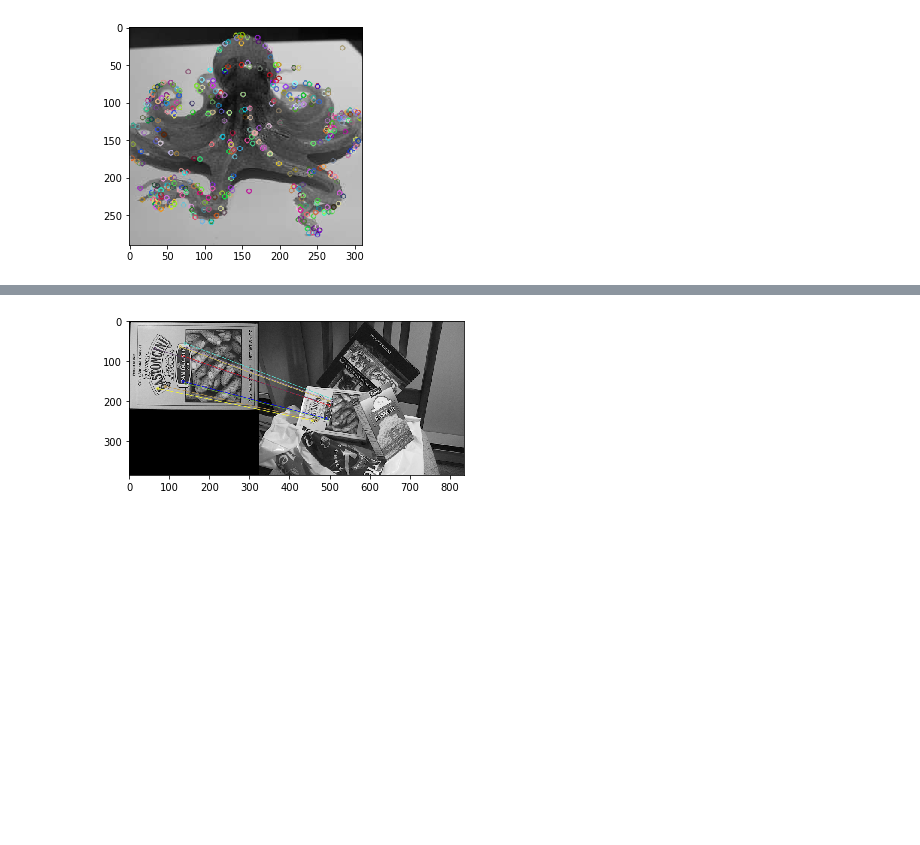
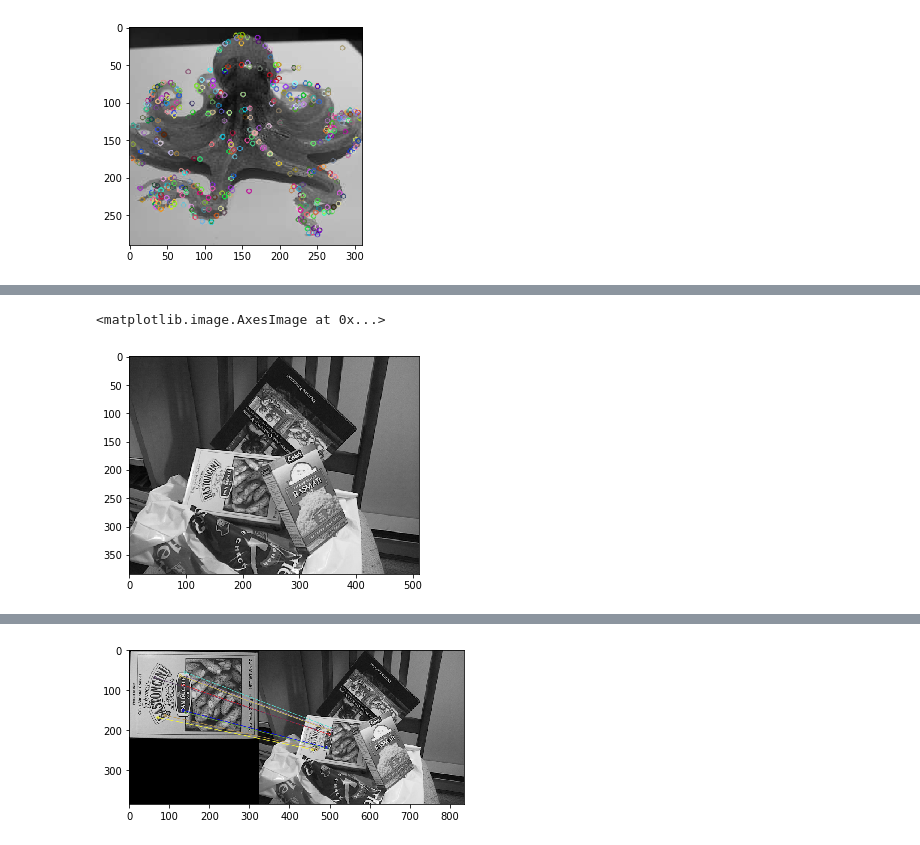
Before and after one commit to daniopitz/IntroToComputerVision, a Jupyter notebook: Clase_2.ipynb, the cells around one changed output, grey strips where cells are left out. Drawn from its saved outputs; the diff is of its cells as text; code cells hidden in the pictures; blank space fills up the shorter version.

```diff
--- a/Clase_2.ipynb
+++ b/Clase_2.ipynb
@@ -773 +863,6 @@ Fuente: https://docs.opencv.org/3.0-beta/doc/py_tutorials/py_feature2d/py_orb/py
+# %%
+plt.imshow(img2_color)
+# %% [output]
+<matplotlib.image.AxesImage at 0x...>
+[figure, added]
 # %%
```
Also changed, not shown: parts of 39 cells of this notebook.
